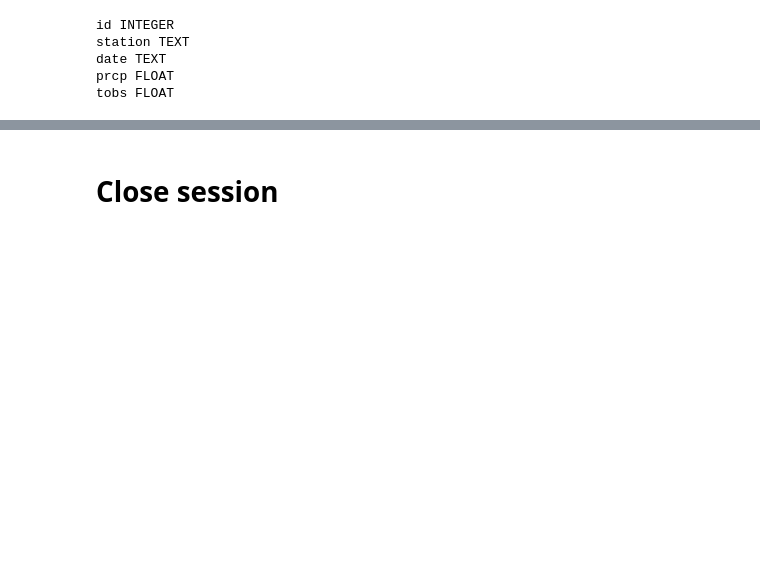
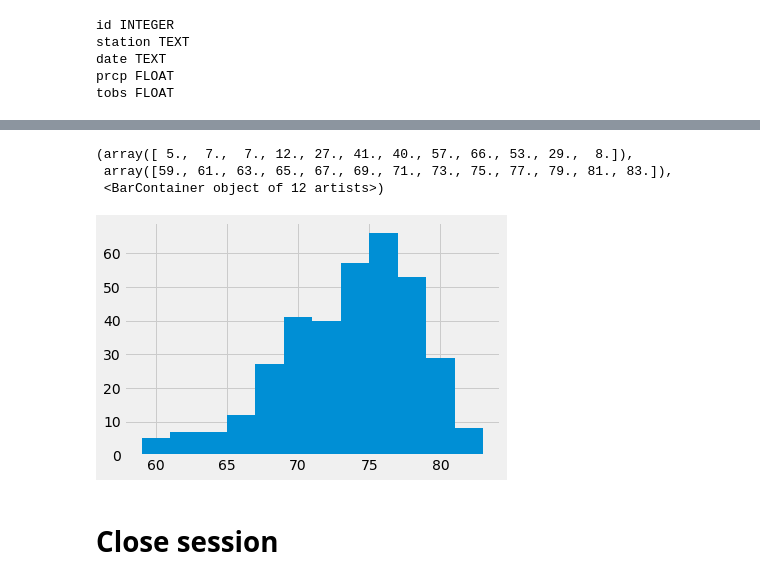
Before and after one commit to dkogel/sqlalchemy-challenge, a Jupyter notebook: climate_analysis.ipynb, the cells around one changed output, grey strips where cells are left out. Drawn from its saved outputs; the diff is of its cells as text; code cells hidden in the pictures; blank space fills up the shorter version.

```diff
--- a/climate_analysis.ipynb
+++ b/climate_analysis.ipynb
@@ -93,0 +260,7 @@ soonest_date= dt.datetime.strptime(soonest_date,'%Y-%m-%d')
+# %%
+#station with the highest number of observations
+
+max_observation=  session.query(measurement.station, func.count(measurement.date)).group_by(measurement.station)\
+        .order_by(func.count(measurement.date).desc()).first()
+
+print(max_observation)
@@ -156,0 +279,12 @@ df
+# %%
+# Using the most active station id from the previous query, calculate the lowest, highest, and average temperature.
+
+most_active_max= session.query(measurement.station, func.max(measurement.tobs)).filter(measurement.station == max_observation[0]).all()
+
+most_active_min= session.query(measurement.station, func.min(measurement.tobs)).filter(measurement.station == max_observation[0]).all()
+
+most_active_avg= session.query(measurement.station, func.avg(measurement.tobs)).filter(measurement.station == max_observation[0]).all()
+
+print(f'The maximum temperature at the most active station is: {most_active_max[0][1]}',"\n")
+print(f'The minimum temperature at the most active station is: {most_active_min[0][1]}', "\n")
+print(f'The average temperature at the most active station is: {round(most_active_avg[0][1],2)}', "\n")
@@ -157,3 +297,10 @@ df
 # %%
 # Using the most active station id
 # Query the last 12 months of temperature observation data for this station and plot the results as a histogram
+
+
+station_results = session.query(measurement.station, measurement.tobs).\
+                        filter(measurement.date >= year_ago).filter(measurement.station == most_active_min[0][0]).all()
+
+# temp_data= [{"Date": result[2], "Station": result[1], "Precipitation": result[3], "TOBs": result[4]} for result in results]
+temp_list= [result[1] for result in station_results]
@@ -160,3 +325,11 @@ df
+# %%
+#plot histogram
+plt.hist(temp_list, bins=12)
+# %% [output]
+(array([ 5.,  7.,  7., 12., 27., 41., 40., 57., 66., 53., 29.,  8.]),
+ array([59., 61., 63., 65., 67., 69., 71., 73., 75., 77., 79., 81., 83.]),
+ <BarContainer object of 12 artists>)
+[figure, added]
 # %% [markdown]
 # Close session
 # %%
```
Also changed, not shown: parts of 21 cells of this notebook, 1 other file.
